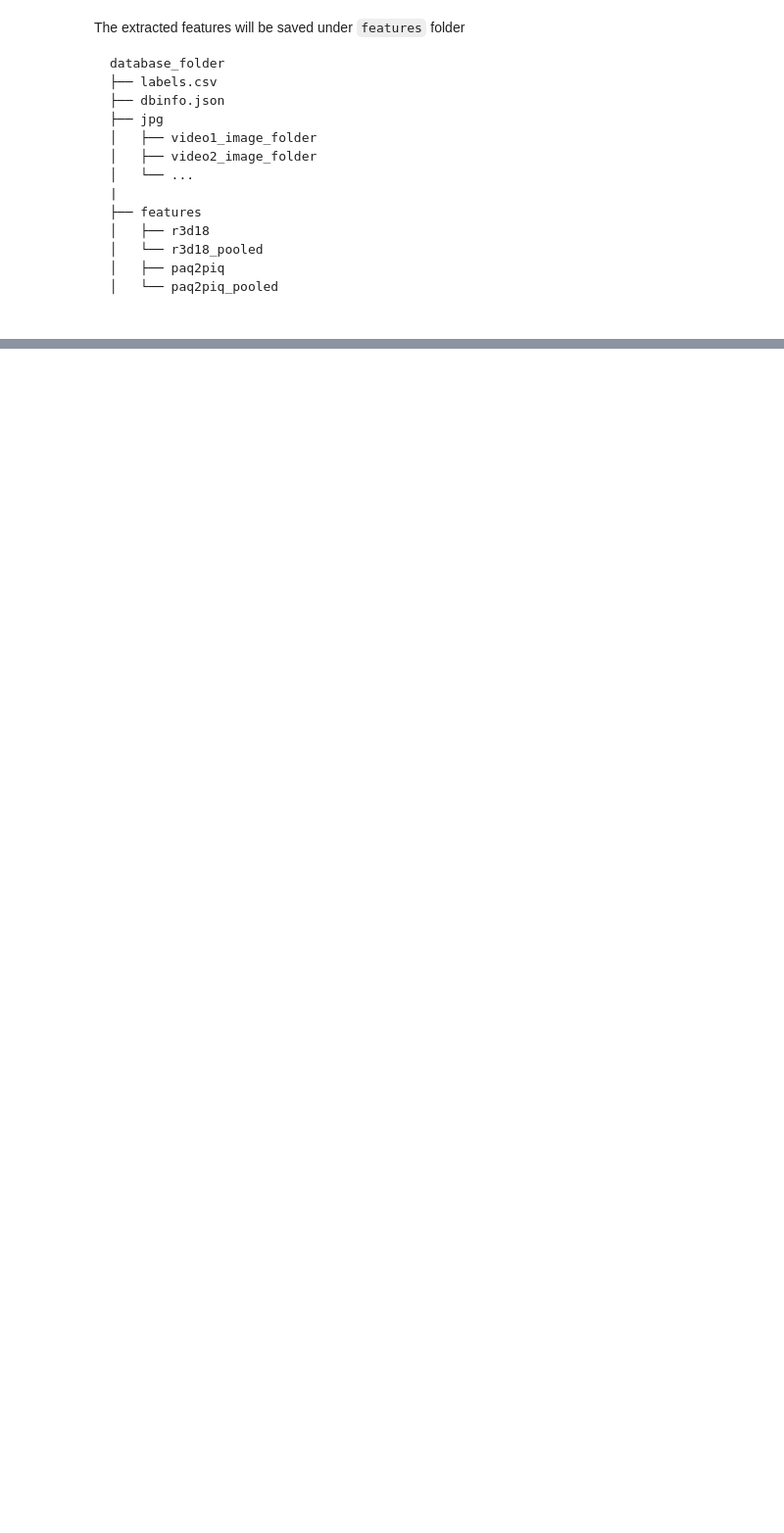
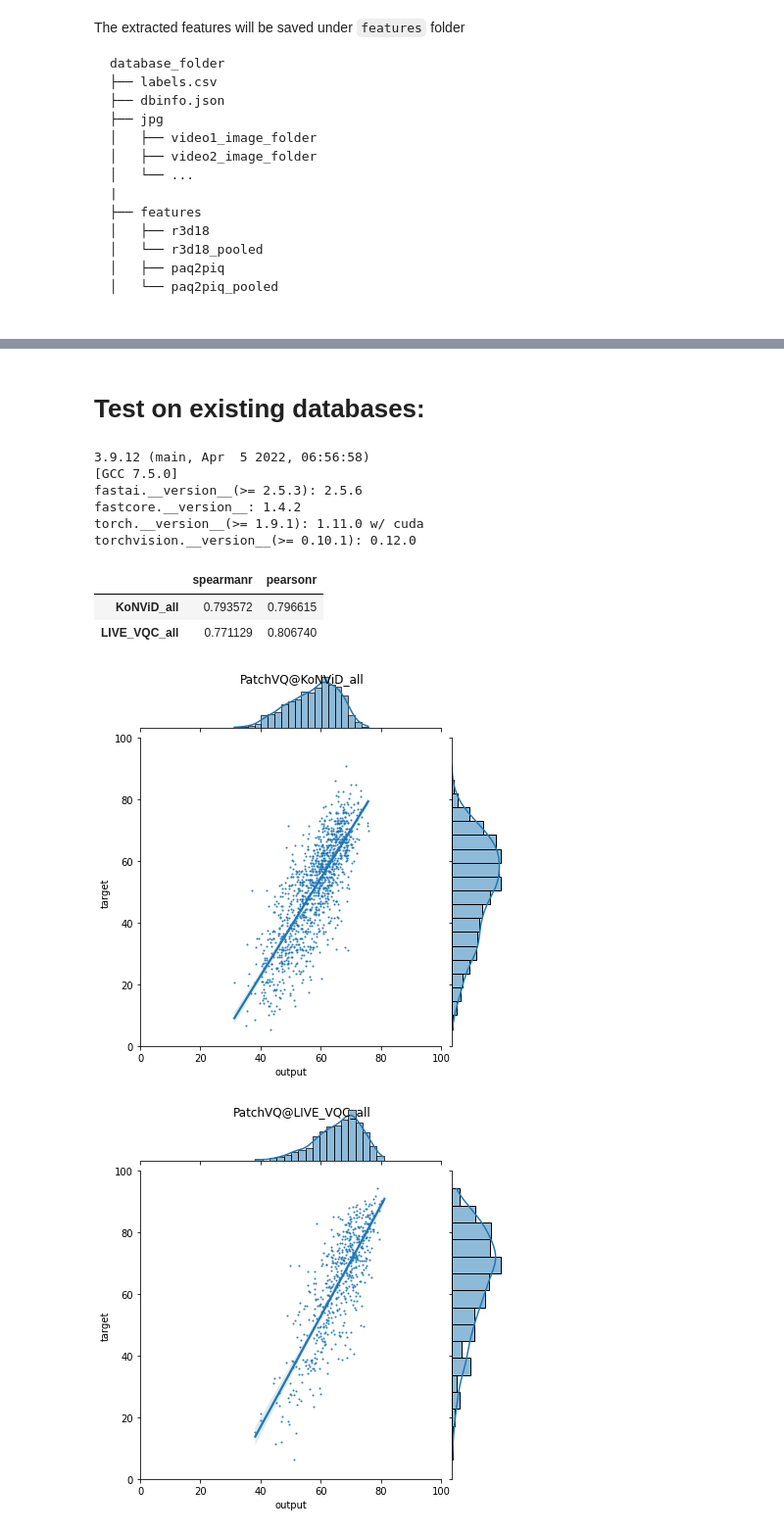
Before and after one commit to baidut/fastiqa, a Jupyter notebook: demo_patchvq.ipynb, the cells around one changed output, grey strips where cells are left out. Shown at 98% size. Cells and saved outputs as stored; diff of their text form; code cells hidden in the pictures; blank space fills up the shorter version.

```diff
--- a/demo_patchvq.ipynb
+++ b/demo_patchvq.ipynb
@@ -85,0 +135,30 @@ database_folder
+# %% [markdown]
+# Test on existing databases:
+# %%
+from fastiqa.patchvq.main import *
+from fastiqa.learn import TestLearner, IqaLearner
+logger.remove()
+
+LIVE_VQC = load_dbinfo('/home/zq/FB8T/db/LIVE_VQC/dbinfo.json')
+KoNViD = load_dbinfo('/home/zq/FB8T/db/KoNViD/dbinfo.json')
+
+# load pretrained model
+model = PatchVQ()
+model_state = load_state_dict_from_url('https://github.com/baidut/PatchVQ/releases/download/v0.1/PatchVQ.pth')
+model.load_state_dict(model_state)
+model.eval()
+
+learn = TestLearner(model=model)
+learn.valid(db=[All(KoNViD), All(LIVE_VQC)])
+# %% [output]
+3.9.12 (main, Apr  5 2022, 06:56:58)
+[GCC 7.5.0]
+fastai.__version__(>= 2.5.3): 2.5.6
+fastcore.__version__: 1.4.2
+torch.__version__(>= 1.9.1): 1.11.0 w/ cuda
+torchvision.__version__(>= 0.10.1): 0.12.0
+|  | spearmanr | pearsonr |
+| KoNViD_all | 0.793572 | 0.796615 |
+| LIVE_VQC_all | 0.771129 | 0.806740 |
+[figure, added]
+[figure, added]
```
Also changed, not shown: parts of 6 cells of this notebook, 4 other files.
